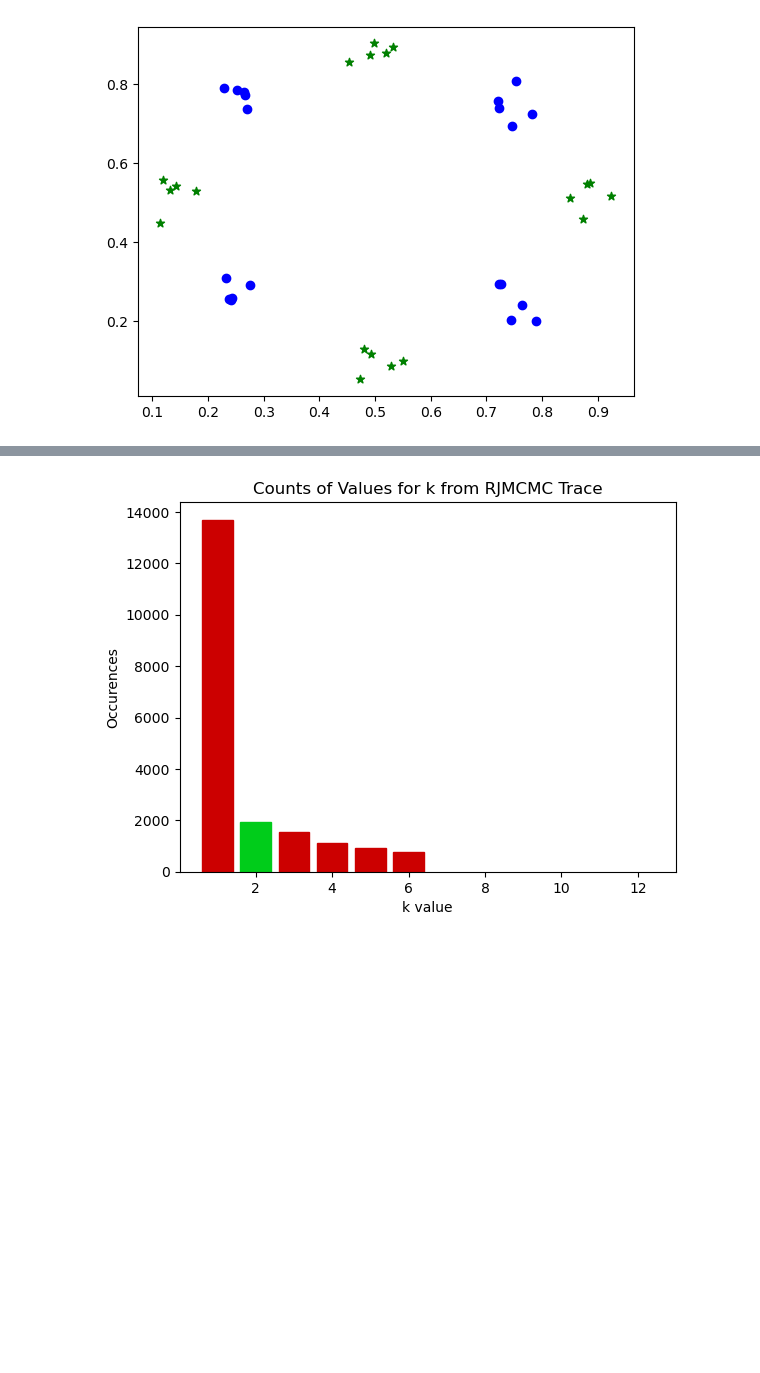
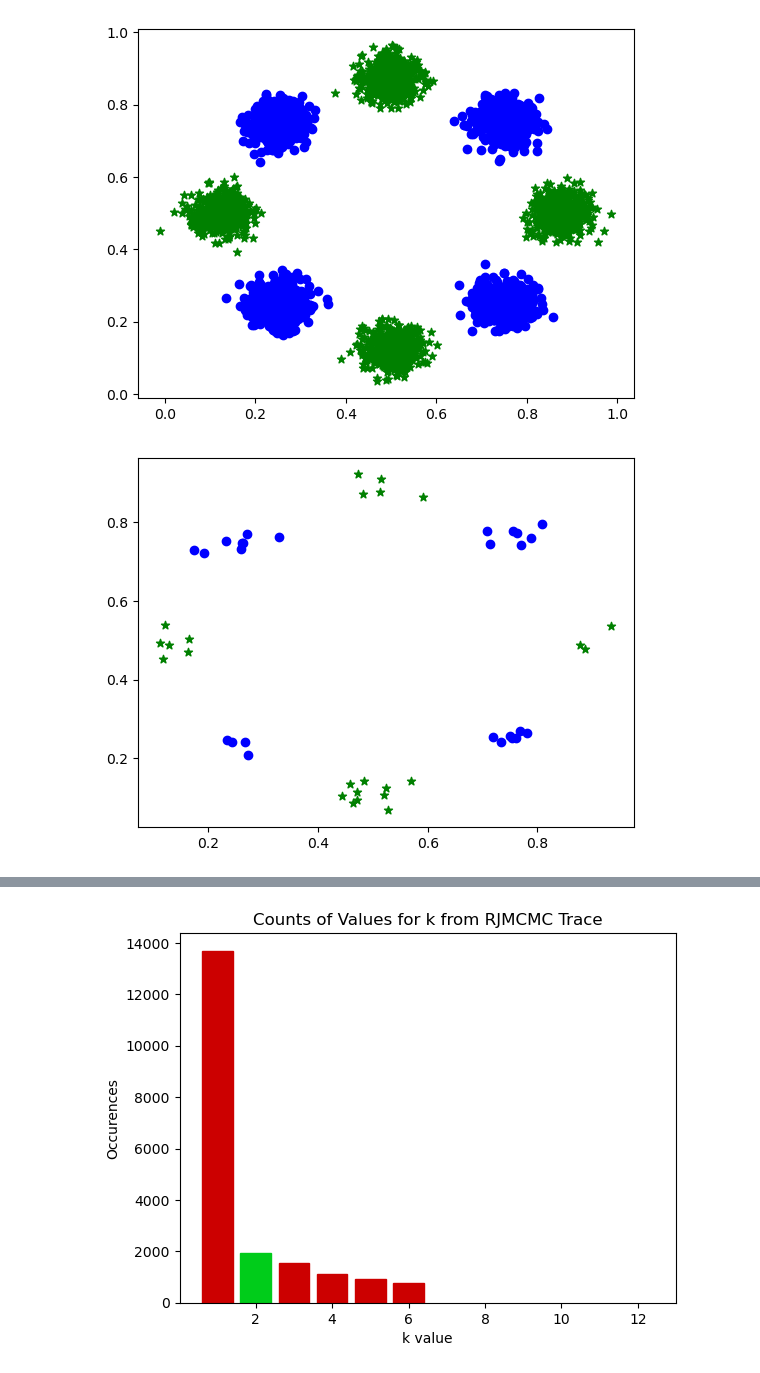
Before and after one commit to jberezow/RJMCMC, a Jupyter notebook: Thesis-MLP-BirthDeath.ipynb, the cells around one changed output, grey strips where cells are left out. Drawn from its saved outputs; the diff is of its cells as text; code cells hidden in the pictures; blank space fills up the shorter version.

Commit message:
Added sampling to Multi-XOR Problem. Fixed up likelihood.

```diff
--- a/Thesis-MLP-BirthDeath.ipynb
+++ b/Thesis-MLP-BirthDeath.ipynb
@@ -10,8 +11,8 @@ using Flux
 #using BenchmarkTools;
 # %%
 #Hyperparameters
-n = 10
-N = 40
+n = 1000
+N = 4000
 σₐ = 0.001
 k_range = 6
 k_list = [1, 2, 3, 4, 5, 6, 7, 8, 9, 10, 11, 12] #November 3
@@ -41,6 +42,14 @@ function unpack(Θ,k)
     return Wₕ, bₕ, Wₒ, bₒ
 end
 
+function sample_data(x, y, n=4000)
+    perm = randperm(length(x[1,:]))[1:n]
+    x_new1 = [x[1,perm[i]] for i=1:n]
+    x_new2 = [x[2,perm[i]] for i=1:n]
+    x_new = hcat(x_new1,x_new2)
+    return x_new, y[perm]
+end
+
 function data_labeller(y::Array{Float64})
     labels = [y[i] > 0.5 ? 2 : 1 for i=1:length(y)]
     return labels
@@ -116,7 +125,13 @@ plot_data(data_raw,classes)
 data = transpose(data_raw)
 size(data);
 # %% [output]
-[figure, old version]
+[figure, new version]
+# %%
+#Try Sampling the Data
+x_samp, y_samp = sample_data(data,classes)
+plot_data(x_samp, y_samp)
+# %% [output]
+[figure, added]
 # %%
 #Bayesian Neural Net
 function G(x, W₁, b₁, W₂, b₂, k::Int)
```
Also changed, not shown: parts of 5 cells of this notebook, 1 other file.
